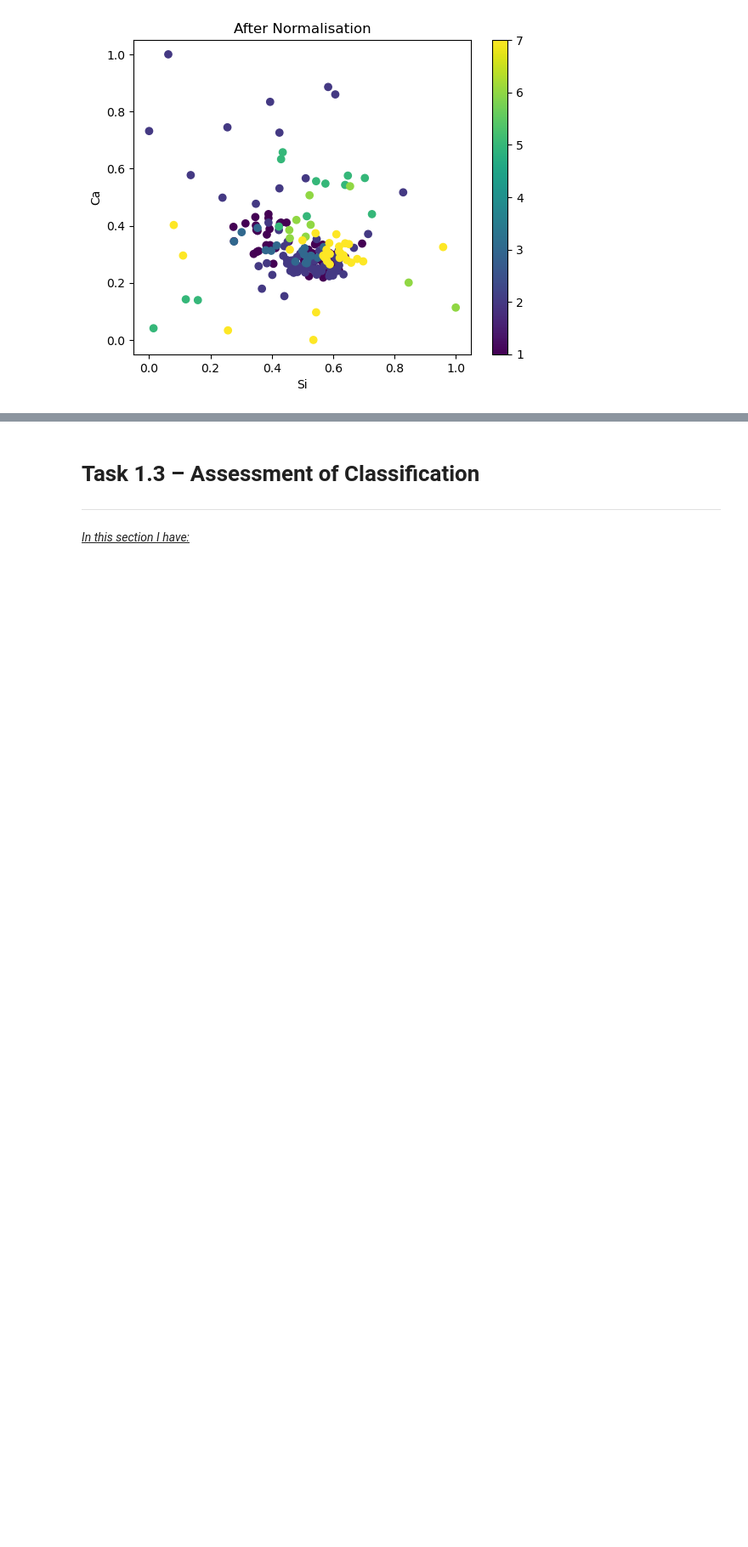
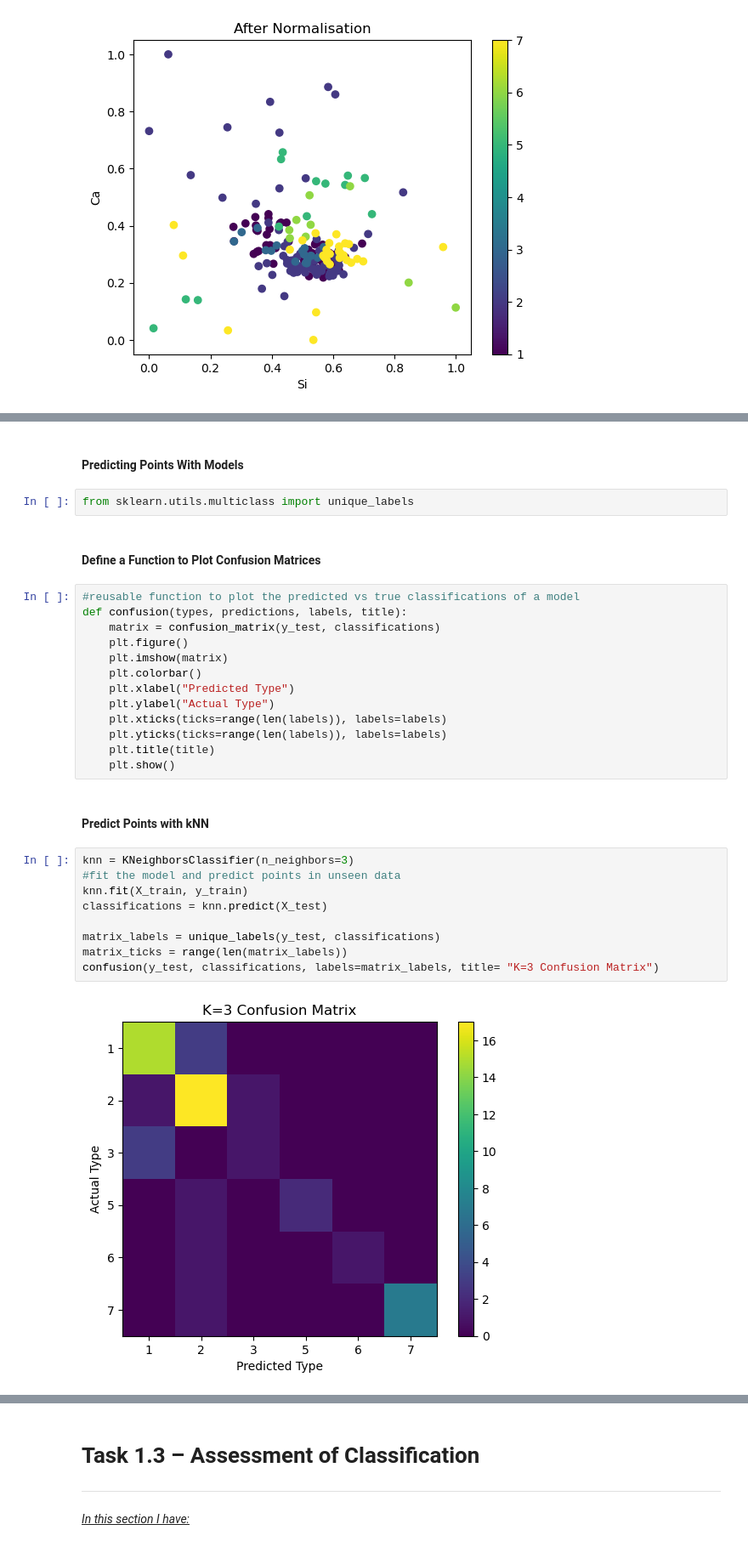
Before and after one commit to elizaclay/Machine-Learning-Optimisation, a Jupyter notebook: COMP2002.ipynb, the cells around one changed output, grey strips where cells are left out. Shown: that part at 85% size. Saved outputs shown, nothing was run; the diff lists cells and outputs as text; blank space fills up the shorter version.

```diff
--- a/COMP2002.ipynb
+++ b/COMP2002.ipynb
@@ -125,0 +276,32 @@ plot_features(data, "Si", "Ca", targets, "After Normalisation")
+# %% [markdown]
+#### **Predicting Points With Models**
+# %%
+from sklearn.utils.multiclass import unique_labels
+# %% [markdown]
+#### **Define a Function to Plot Confusion Matrices**
+# %%
+#reusable function to plot the predicted vs true classifications of a model
+def confusion(types, predictions, labels, title):
+    matrix = confusion_matrix(y_test, classifications)
+    plt.figure()
+    plt.imshow(matrix)
+    plt.colorbar()
+    plt.xlabel("Predicted Type")
+    plt.ylabel("Actual Type")
+    plt.xticks(ticks=range(len(labels)), labels=labels)
+    plt.yticks(ticks=range(len(labels)), labels=labels)
+    plt.title(title)
+    plt.show()
+# %% [markdown]
+#### **Predict Points with kNN**
+# %%
+knn = KNeighborsClassifier(n_neighbors=3)
+#fit the model and predict points in unseen data
+knn.fit(X_train, y_train)
+classifications = knn.predict(X_test)
+
+matrix_labels = unique_labels(y_test, classifications)
+matrix_ticks = range(len(matrix_labels))
+confusion(y_test, classifications, labels=matrix_labels, title= "K=3 Confusion Matrix")
+# %% [output]
+[figure, added]
```
Also changed, not shown: parts of 18 cells of this notebook.
